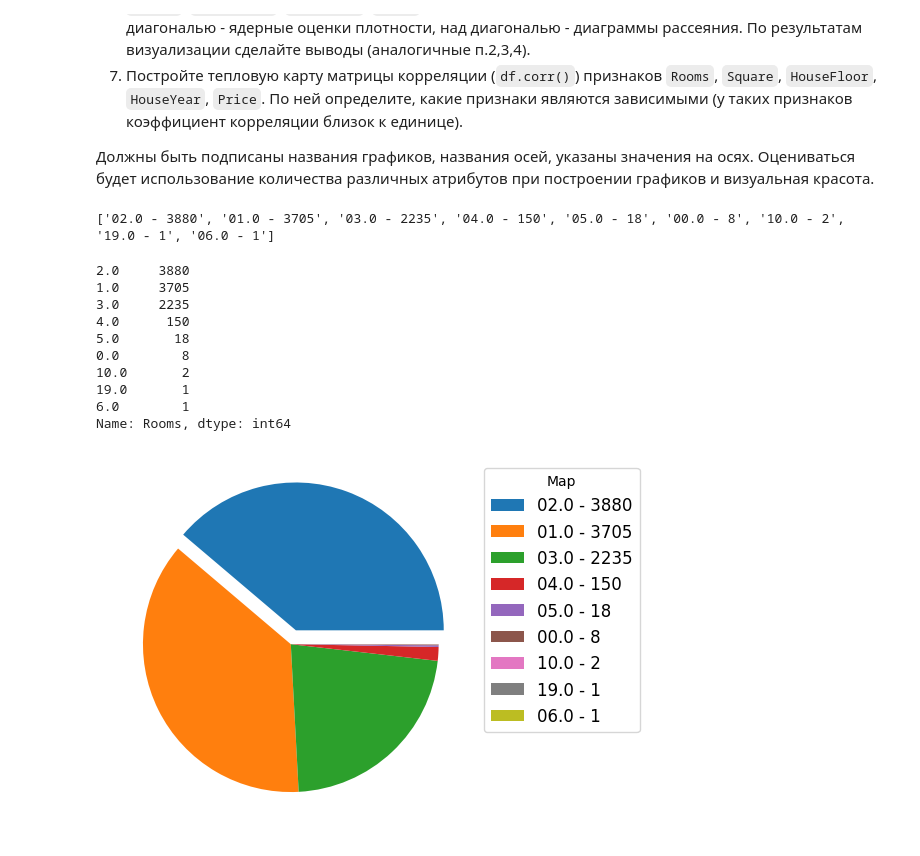
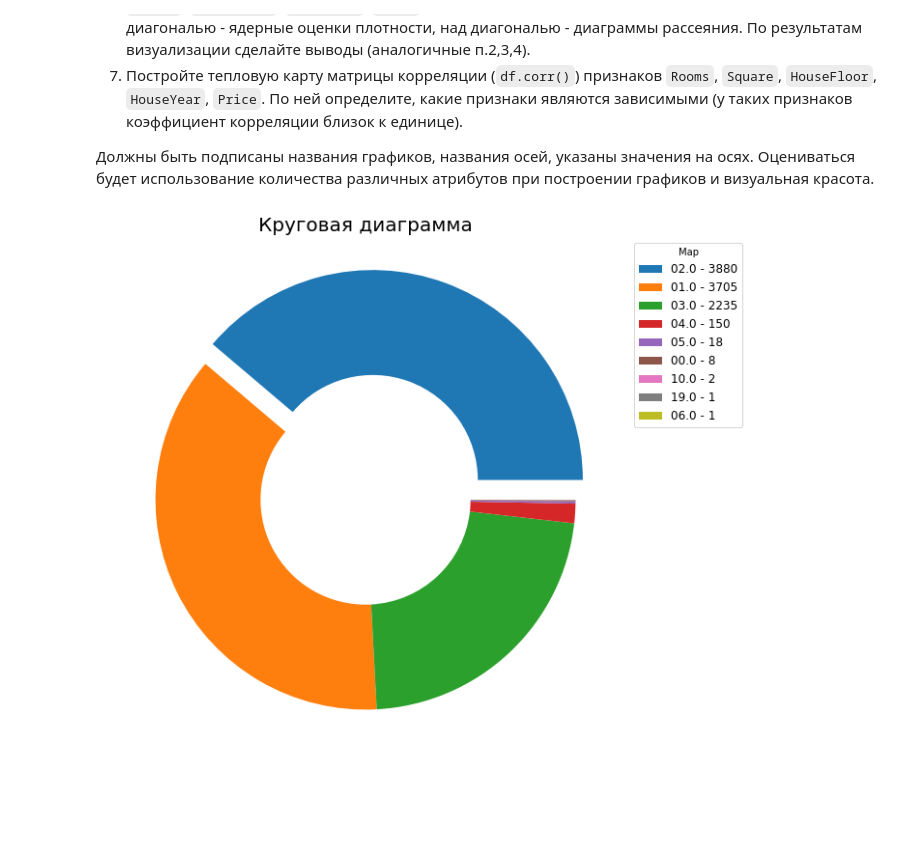
Before and after one commit to nik-boop/ML_course, a Jupyter notebook: MyWork/ML0.4_matplotlib/ML0.4_matplotlib.ipynb, the cells around one changed output. Saved outputs shown, nothing was run; the diff lists cells and outputs as text; code cells hidden in the pictures; blank space fills up the shorter version.

```diff
--- a/MyWork/ML0.4_matplotlib/ML0.4_matplotlib.ipynb
+++ b/MyWork/ML0.4_matplotlib/ML0.4_matplotlib.ipynb
@@ -20,37 +22,33 @@ df = pd.read_csv("train.csv", sep=",", index_col=0)
 # %%
 display(df)
 # %%
+from turtle import color
+
 count = df["Rooms"].value_counts()
 rooms = [f"{str(i).rjust(4, '0')} - {count[i]}" for i in count.index]
 
-print(rooms)
+fig, ax = plt.subplots(figsize=(14,10), facecolor="white")
 
-display(count)
+plt.title("Круговая диаграмма", fontsize=20)
 
 myexplode = [0.1] + [0]*(len(rooms)-1)
 textprops = {"fontsize":14}
 
-plt.pie(df["Rooms"].value_counts(), explode=myexplode, textprops=textprops)
+plt.pie(
+    count,
+    explode=myexplode,
+    textprops=textprops,
+    wedgeprops=dict(width=0.5),
+    )
 
 plt.legend(labels=rooms,
           title ="Map",
           bbox_to_anchor=(1,1),
           fontsize=12)
 
 plt.show()
 # %% [output]
-['02.0 - 3880', '01.0 - 3705', '03.0 - 2235', '04.0 - 150', '05.0 - 18', '00.0 - 8', '10.0 - 2', '19.0 - 1', '06.0 - 1']
-2.0     3880
-1.0     3705
-3.0     2235
-4.0      150
-5.0       18
-0.0        8
-10.0       2
-19.0       1
-6.0        1
-Name: Rooms, dtype: int64
-[figure, old version]
+[figure, new version]
 # %%
 price = df["Price"]
 
```
Also changed, not shown: parts of 8 cells of this notebook.
